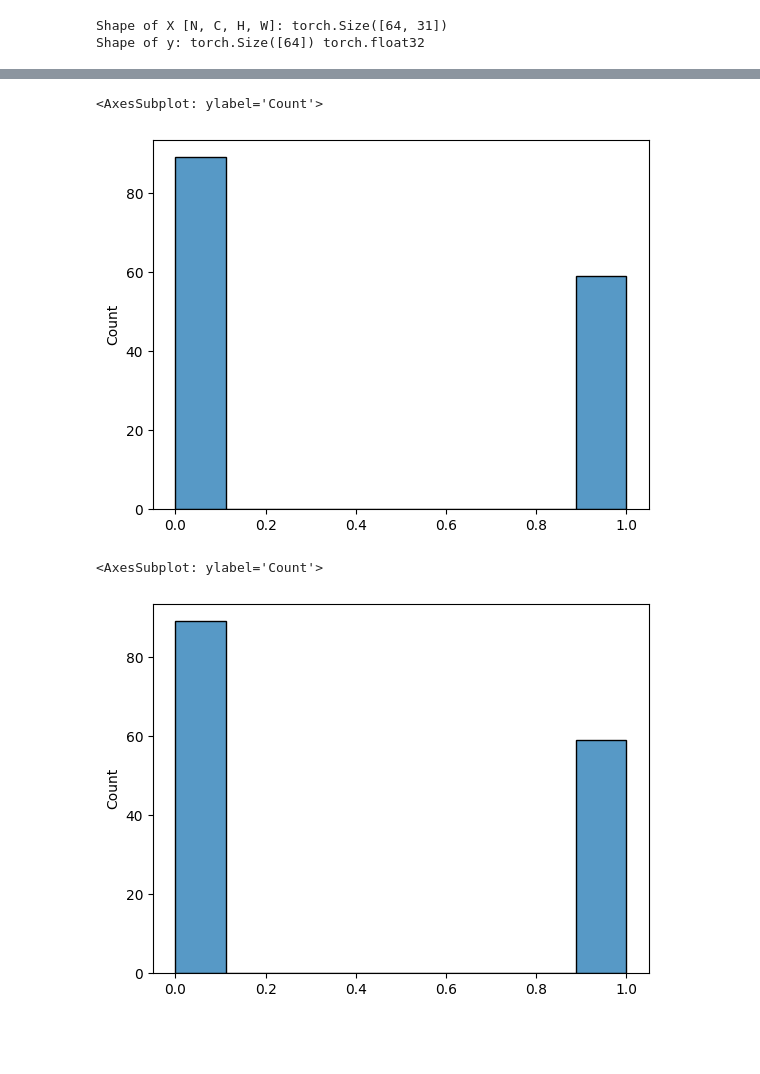
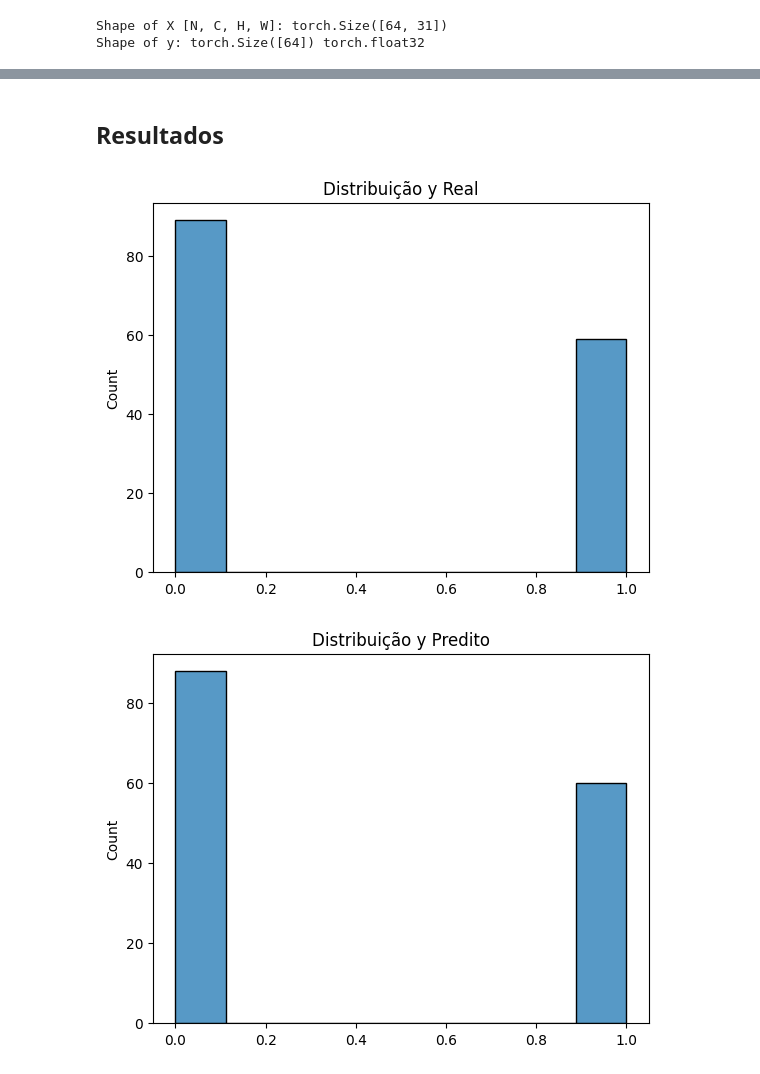
Before and after one commit to joaofranca13/CESAR-Fraud-Detection, a Jupyter notebook: pytorch_fraud_detection_training.ipynb, the cells around one changed output, grey strips where cells are left out. Saved outputs shown, nothing was run; the diff lists cells and outputs as text; code cells hidden in the pictures; blank space fills up the shorter version.

Commit message:
Final formatting, saving model and assets

```diff
--- a/pytorch_fraud_detection_training.ipynb
+++ b/pytorch_fraud_detection_training.ipynb
@@ -334,8 +377,9 @@ Test Error:
 Done!
-# %%
-y_test = y_test.cpu().detach().numpy()
+# %% [markdown]
+## Resultados
 # %%
-sns.histplot(y_test)
+ax = sns.histplot(y_test)
+ax.set_title('Distribuição y Real')
+plt.show()
 # %% [output]
-<AxesSubplot: ylabel='Count'>
-[figure, old version]
+[figure, new version]
@@ -344,8 +386,10 @@ y_pred = predict(model, X_test)
 # %%
-sns.histplot(y_pred)
+y_pred = predict(model, X_test)
+ax = sns.histplot(y_pred)
+ax.set_title('Distribuição y Predito')
+plt.show()
 # %% [output]
-<AxesSubplot: ylabel='Count'>
-[figure, old version]
+[figure, new version]
 # %%
 from sklearn.metrics import classification_report
 print(classification_report(y_test, y_pred))
```
Also changed, not shown: parts of 32 cells of this notebook, 3 other files.
